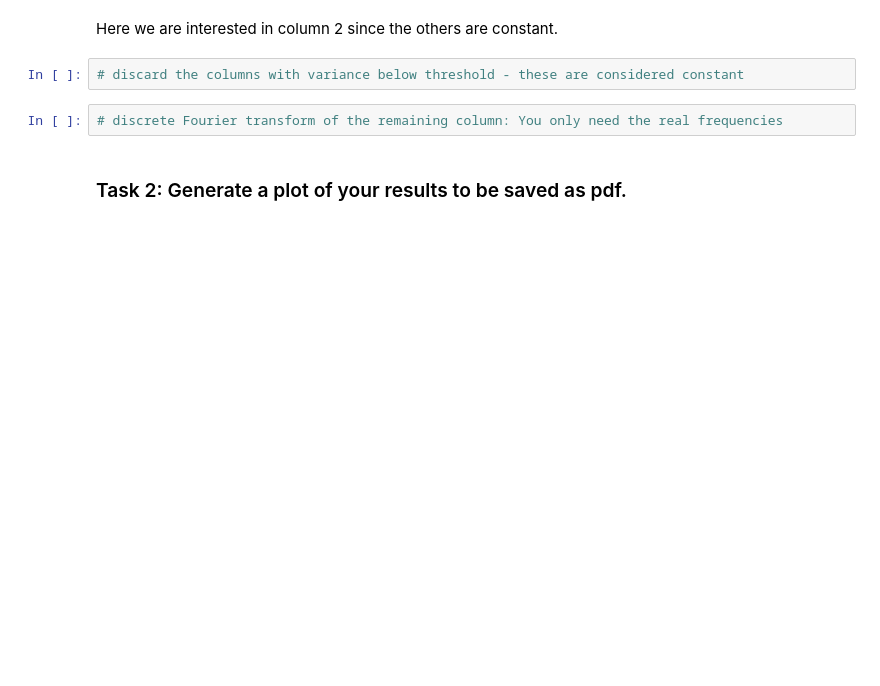
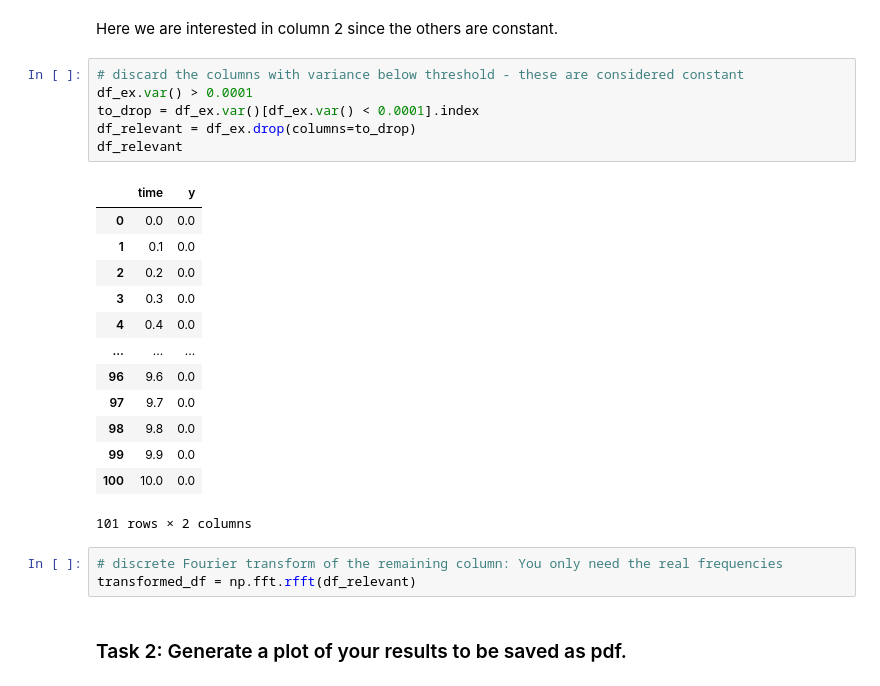
Before and after one commit to tlaus-ukhd/research-question-tlaus, a Jupyter notebook: notebook/notebook_unit1.ipynb, the cells around one changed output. Cells and saved outputs as stored; diff of their text form; blank space fills up the shorter version.

```diff
--- a/notebook/notebook_unit1.ipynb
+++ b/notebook/notebook_unit1.ipynb
@@ -285,8 +300,27 @@ Analyze the data using autocorrelation functions and discrete Fourier transforms
 Here we are interested in column 2 since the others are constant.
 # %%
 # discard the columns with variance below threshold - these are considered constant
+df_ex.var() > 0.0001
+to_drop = df_ex.var()[df_ex.var() < 0.0001].index
+df_relevant = df_ex.drop(columns=to_drop)
+df_relevant
+# %% [output]
+|  | time | y |
+| 0 | 0.0 | 0.0 |
+| 1 | 0.1 | 0.0 |
+| 2 | 0.2 | 0.0 |
+| 3 | 0.3 | 0.0 |
+| 4 | 0.4 | 0.0 |
+| ... | ... | ... |
+| 96 | 9.6 | 0.0 |
+| 97 | 9.7 | 0.0 |
+| 98 | 9.8 | 0.0 |
+| 99 | 9.9 | 0.0 |
+| 100 | 10.0 | 0.0 |
+101 rows × 2 columns
 # %%
 # discrete Fourier transform of the remaining column: You only need the real frequencies
+transformed_df = np.fft.rfft(df_relevant)
 # %% [markdown]
 ### Task 2: Generate a plot of your results to be saved as pdf.
 # %%
```
Also changed, not shown: parts of 3 cells of this notebook.
